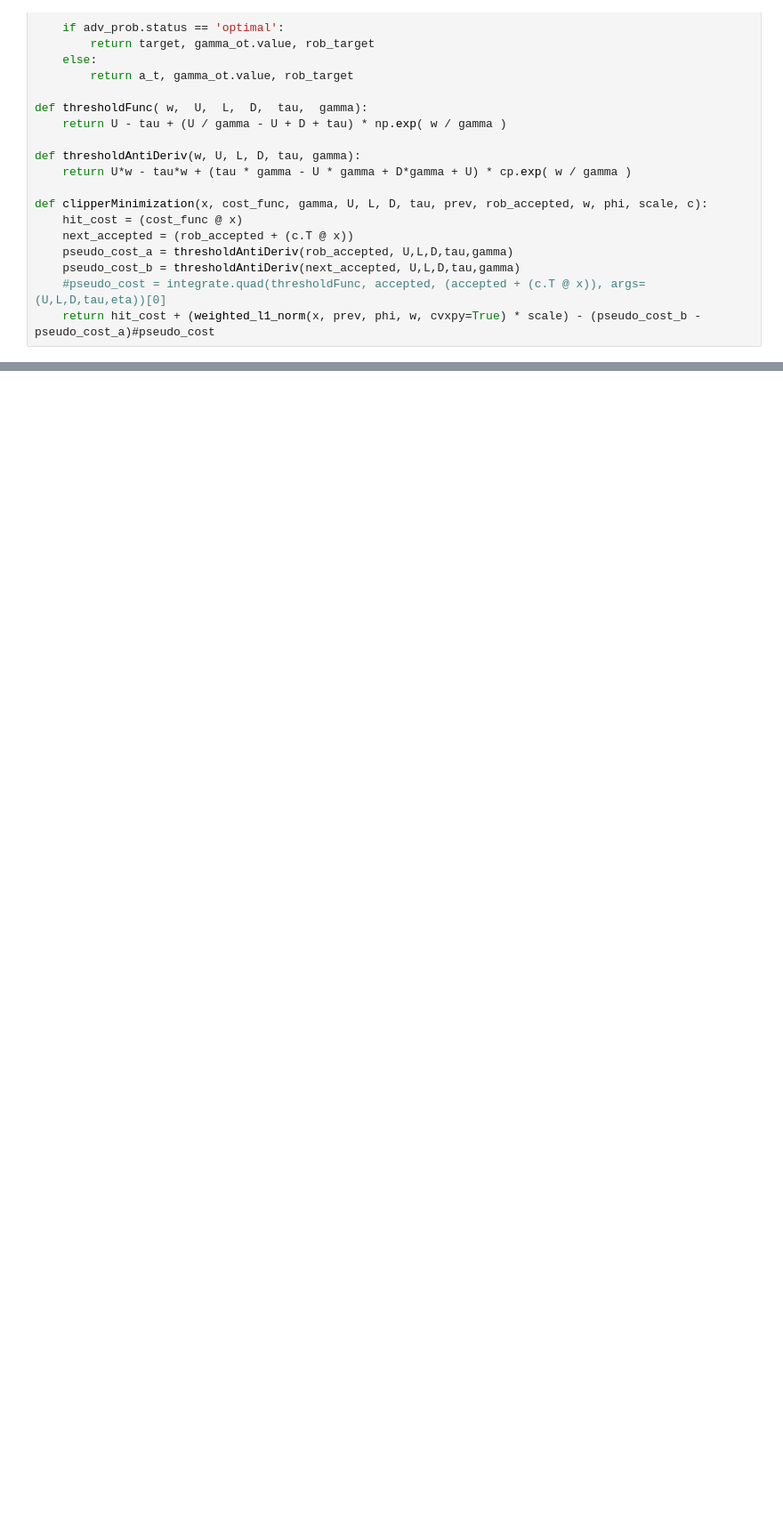
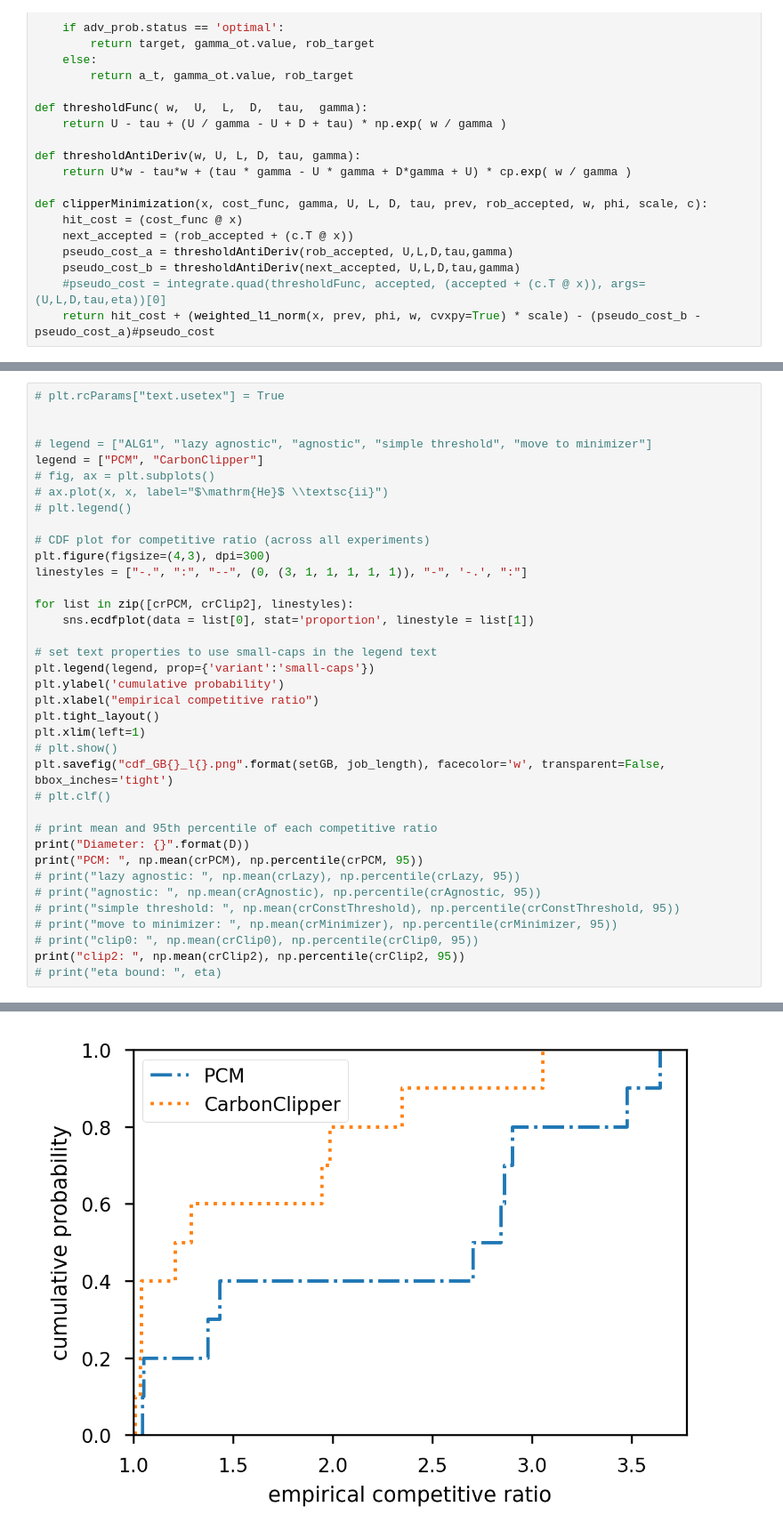
Before and after one commit to umassos/caslb-experiments, a Jupyter notebook: testingClip.ipynb, the cells around one changed output, grey strips where cells are left out. Shown: that part at 89% size. Saved outputs shown, nothing was run; the diff lists cells and outputs as text; blank space fills up the shorter version.

```diff
--- a/testingClip.ipynb
+++ b/testingClip.ipynb
@@ -748,0 +706,38 @@ clip2:  1.645151927916037 2.326680854607612
+# %%
+# plt.rcParams["text.usetex"] = True
+
+
+# legend = ["ALG1", "lazy agnostic", "agnostic", "simple threshold", "move to minimizer"]
+legend = ["PCM", "CarbonClipper"]
+# fig, ax = plt.subplots()
+# ax.plot(x, x, label="$\mathrm{He}$ \\textsc{ii}")
+# plt.legend()
+
+# CDF plot for competitive ratio (across all experiments)
+plt.figure(figsize=(4,3), dpi=300)
+linestyles = ["-.", ":", "--", (0, (3, 1, 1, 1, 1, 1)), "-", '-.', ":"]
+
+for list in zip([crPCM, crClip2], linestyles):
+    sns.ecdfplot(data = list[0], stat='proportion', linestyle = list[1])
+
+# set text properties to use small-caps in the legend text
+plt.legend(legend, prop={'variant':'small-caps'})
+plt.ylabel('cumulative probability')
+plt.xlabel("empirical competitive ratio")
+plt.tight_layout()
+plt.xlim(left=1)
+# plt.show()
+plt.savefig("cdf_GB{}_l{}.png".format(setGB, job_length), facecolor='w', transparent=False, bbox_inches='tight')
+# plt.clf()
+
+# print mean and 95th percentile of each competitive ratio
+print("Diameter: {}".format(D))
+print("PCM: ", np.mean(crPCM), np.percentile(crPCM, 95))
+# print("lazy agnostic: ", np.mean(crLazy), np.percentile(crLazy, 95))
+# print("agnostic: ", np.mean(crAgnostic), np.percentile(crAgnostic, 95))
+# print("simple threshold: ", np.mean(crConstThreshold), np.percentile(crConstThreshold, 95))
+# print("move to minimizer: ", np.mean(crMinimizer), np.percentile(crMinimizer, 95))
+# print("clip0: ", np.mean(crClip0), np.percentile(crClip0, 95))
+print("clip2: ", np.mean(crClip2), np.percentile(crClip2, 95))
+# print("eta bound: ", eta)
+# %% [output]
@@ -748,0 +747 @@ clip2:  1.645151927916037 2.326680854607612
+[figure, added]
```
Also changed, not shown: parts of 2 cells of this notebook, 1 other file.
